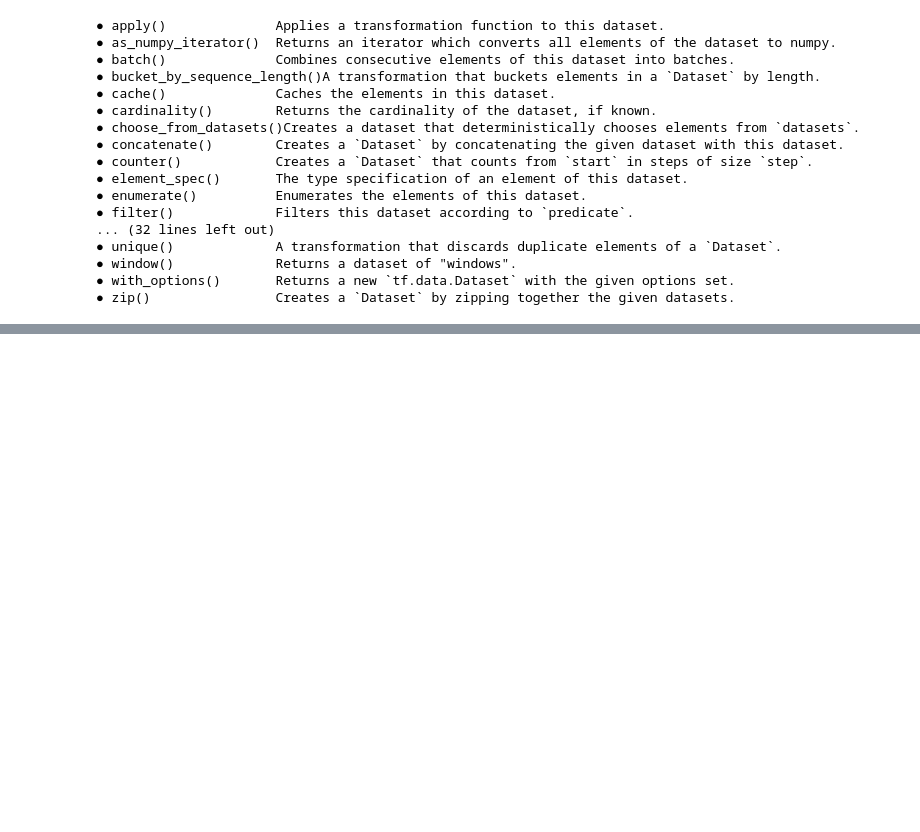
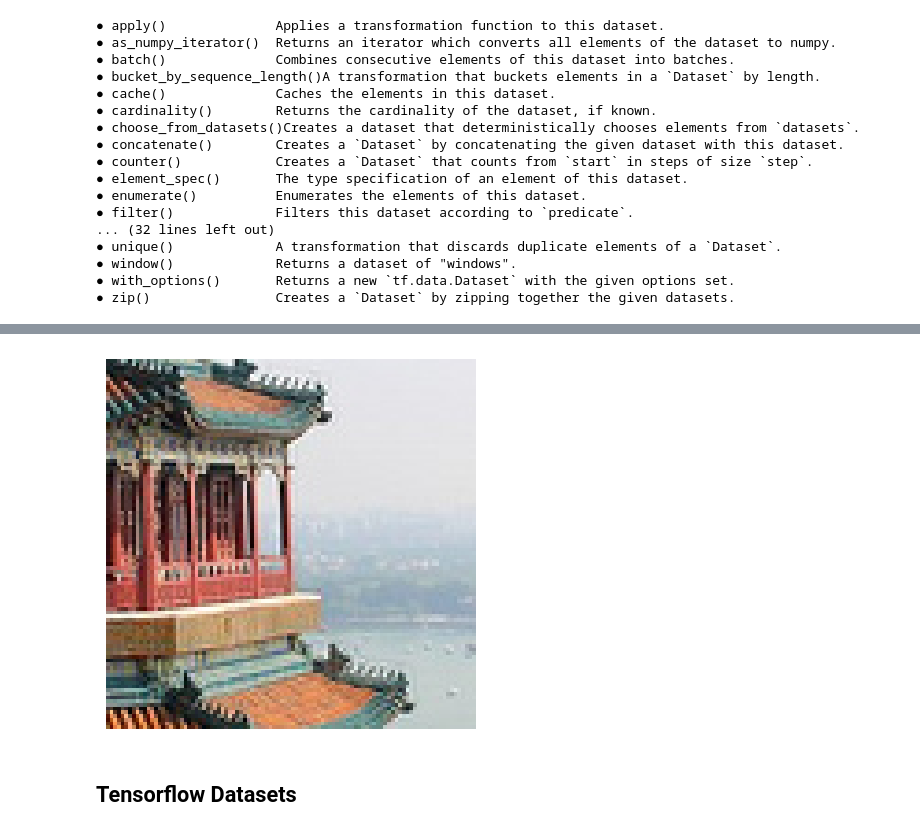
Before and after one commit to sahilbaishya/HandsOnML, a Jupyter notebook: Loading_And_Preprocessing_Data_With_Tensorflow_13.ipynb, the cells around one changed output, grey strips where cells are left out. Cells and saved outputs as stored; diff of their text form; code cells hidden in the pictures; blank space fills up the shorter version.

```diff
--- a/Loading_And_Preprocessing_Data_With_Tensorflow_13.ipynb
+++ b/Loading_And_Preprocessing_Data_With_Tensorflow_13.ipynb
@@ -312,0 +1186,8 @@ for m in dir(tf.data.Dataset):
+# %%
+plt.imshow(cropped_images[0] / 255)
+plt.axis("off")
+plt.show()
+# %% [output]
+[figure, added]
+# %% [markdown]
+## Tensorflow Datasets
```
Also changed, not shown: parts of 110 cells of this notebook.
